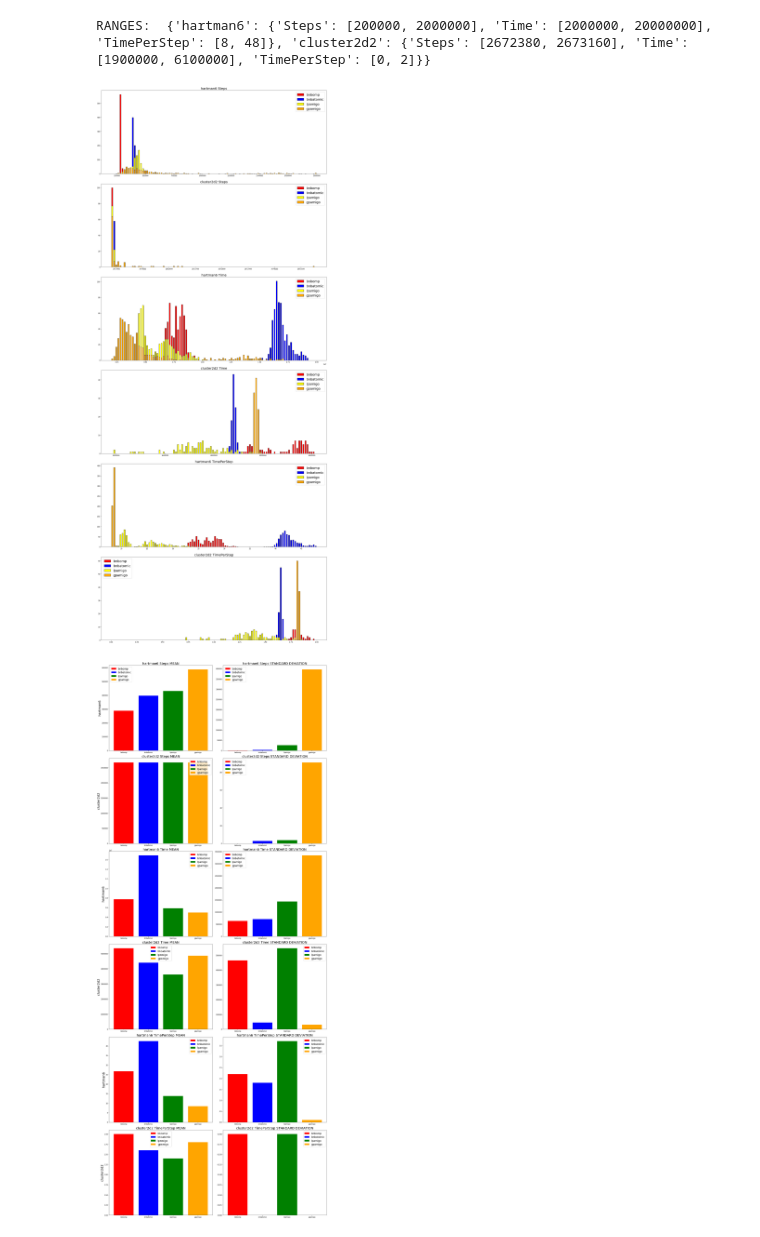
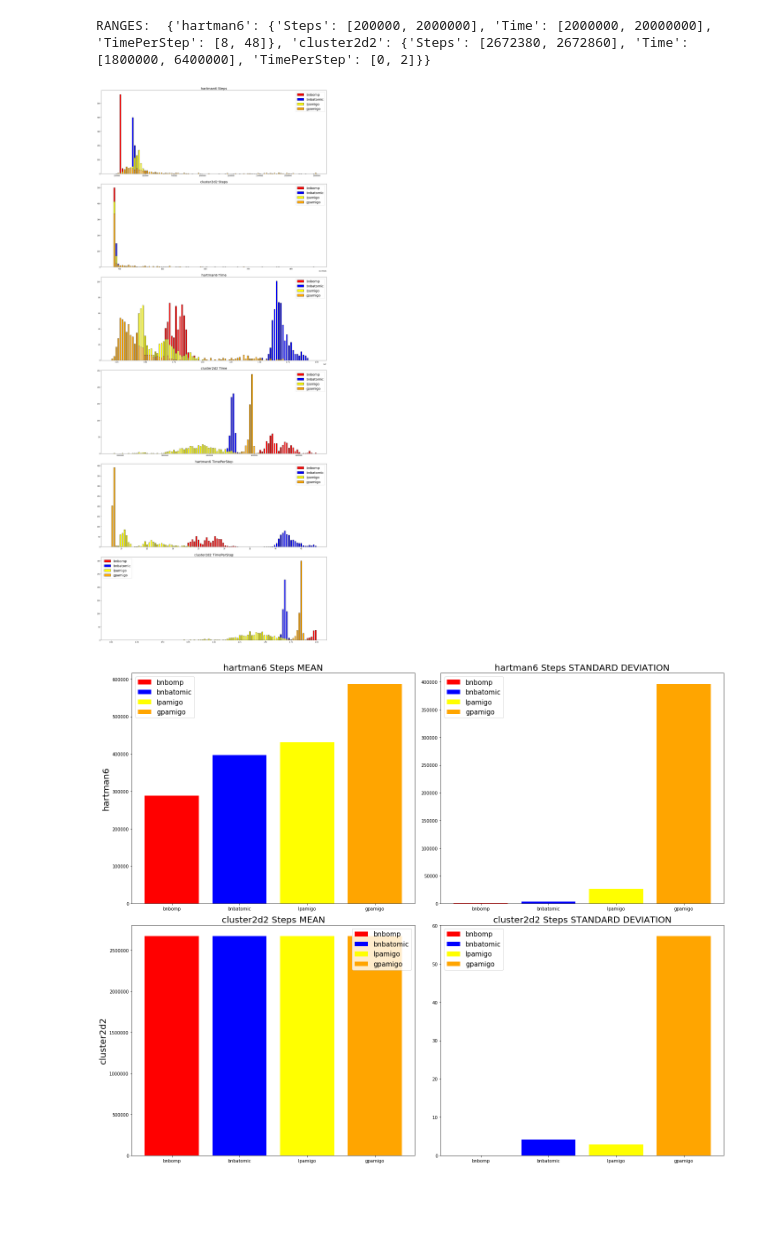
Before and after one commit to yambulatof/BnBSharedMemory, a Jupyter notebook: Algorithms comparison.ipynb, the cells around one changed output. Saved outputs shown, nothing was run; the diff lists cells and outputs as text; code cells hidden in the pictures; blank space fills up the shorter version.

Commit message:
Update Cluster 2D2 runs

```diff
--- a/Algorithms comparison.ipynb
+++ b/Algorithms comparison.ipynb
@@ -29,7 +29,7 @@ DATASETS = {}
 for algo_name in ALGORITHM_NAMES:
     DATASETS[algo_name] = {}
     for test_name in TEST_NAMES:
-        file_path = '{}/data_{}.txt'.format(algo_name, test_name)
+        file_path = '{}/data_{}.csv'.format(algo_name, test_name)
         dataset = pd.read_csv(file_path, sep=',')
         DATASETS[algo_name][test_name] = dataset
 
@@ -86,7 +86,7 @@ RANGES = {}
 for algo_name in ALGORITHM_NAMES:
     DATASETS[algo_name] = {}
     for test_name in TEST_NAMES:
-        file_path = '{}/data_{}.txt'.format(algo_name, test_name)
+        file_path = '{}/data_{}.csv'.format(algo_name, test_name)
         dataset = pd.read_csv(file_path, sep=',')
         if test_name not in RANGES.keys():
             RANGES[test_name] = {}
@@ -170,7 +170,7 @@ RANGES = {}
 for algo_name in ALGORITHM_NAMES:
     DATASETS[algo_name] = {}
     for test_name in TEST_NAMES:
-        file_path = '{}/data_{}.txt'.format(algo_name, test_name)
+        file_path = '{}/data_{}.csv'.format(algo_name, test_name)
         dataset = pd.read_csv(file_path, sep=',')
         if test_name not in RANGES.keys():
             RANGES[test_name] = {}
@@ -217,7 +217,7 @@ for i, ax in enumerate(axes.flat):
         else:
             data_to_plot.append(dataset[param_name])
         labels.append(algo_name)
-        ax.hist(dataset[param_name], color=COLORS[idx_algo], edgecolor = 'black', histtype='barstacked',
+        ax.hist(dataset[param_name], color=COLORS[idx_algo], edgecolor = 'black', #histtype='barstacked',
             bins = int(100), range=tuple(RANGES[test_name][param_name]), label=algo_name, rwidth=0.6)
 
 
@@ -236,8 +236,8 @@ for i, ax in enumerate(axes.flat):
 fig.tight_layout()
 plt.show()
 # %% [output]
-RANGES:  {'hartman6': {'Steps': [200000, 2000000], 'Time': [2000000, 20000000], 'TimePerStep': [8, 48]}, 'cluster2d2': {'Steps': [2672380, 2673160], 'Time': [1900000, 6100000], 'TimePerStep': [0, 2]}}
+RANGES:  {'hartman6': {'Steps': [200000, 2000000], 'Time': [2000000, 20000000], 'TimePerStep': [8, 48]}, 'cluster2d2': {'Steps': [2672380, 2672860], 'Time': [1800000, 6400000], 'TimePerStep': [0, 2]}}
-[figure, old version]
+[figure, new version]
 # %%
 import statistics
 
@@ -255,20 +255,20 @@ ALGORITHM_NAMES = [
 ]
 HIST_PARAMS = [
     'Steps',
-    'Time',
-    'TimePerStep'
+    #'Time',
+    #'TimePerStep'
 ]
 TEST_COUNT = len(TEST_NAMES)
 ALGO_COUNT = len(ALGORITHM_NAMES)
 PARAM_COUNT = len(HIST_PARAMS)
-COLORS = ['red', 'blue', 'green', 'orange']
+COLORS = ['red', 'blue', 'yellow', 'orange']
 DATASETS = {}
 RANGES = {}
 
 for algo_name in ALGORITHM_NAMES:
     DATASETS[algo_name] = {}
     for test_name in TEST_NAMES:
-        file_path = '{}/data_{}.txt'.format(algo_name, test_name)
+        file_path = '{}/data_{}.csv'.format(algo_name, test_name)
         dataset = pd.read_csv(file_path, sep=',')
         DATASETS[algo_name][test_name] = dataset
 
@@ -279,31 +279,31 @@ fig.set_size_inches(20, 8 * (PARAM_COUNT * TEST_COUNT))
 idx_ax = 0
 
 for param in HIST_PARAMS:
     for test_name in TEST_NAMES:
         res_stdev = []
         res_mean = []
         for algo_name in ALGORITHM_NAMES:
             if algo_name not in results.keys():
                 results[algo_name] = []
             mean = round(statistics.mean(DATASETS[algo_name][test_name][param]), 1)
             stdev = round(statistics.stdev(DATASETS[algo_name][test_name][param]), 1)
             results[algo_name].append([mean, stdev])
             res_stdev.append(stdev)
             res_mean.append(mean)
         mean_ax = axes.flat[idx_ax]
         bar = mean_ax.bar(ALGORITHM_NAMES, res_mean, color=COLORS)
         mean_ax.set_title('{} {} {}'.format(test_name, param, 'MEAN'), fontsize=20)
         mean_ax.legend(bar, ALGORITHM_NAMES, fontsize=15)
         mean_ax.set_ylabel(test_name, fontsize=20)
         stdev_ax = axes.flat[idx_ax + 1]
         bar = stdev_ax.bar(ALGORITHM_NAMES, res_stdev, color=COLORS)
         stdev_ax.set_title('{} {} {}'.format(test_name, param, 'STANDARD DEVIATION'), fontsize=20)
         stdev_ax.legend(bar, ALGORITHM_NAMES, fontsize=15)
         idx_ax += 2
 
 
 
 fig.tight_layout()
 plt.show()
 # %% [output]
-[figure, old version]
+[figure, new version]
```
Also changed, not shown: parts of 2 cells of this notebook, 17 other files.
